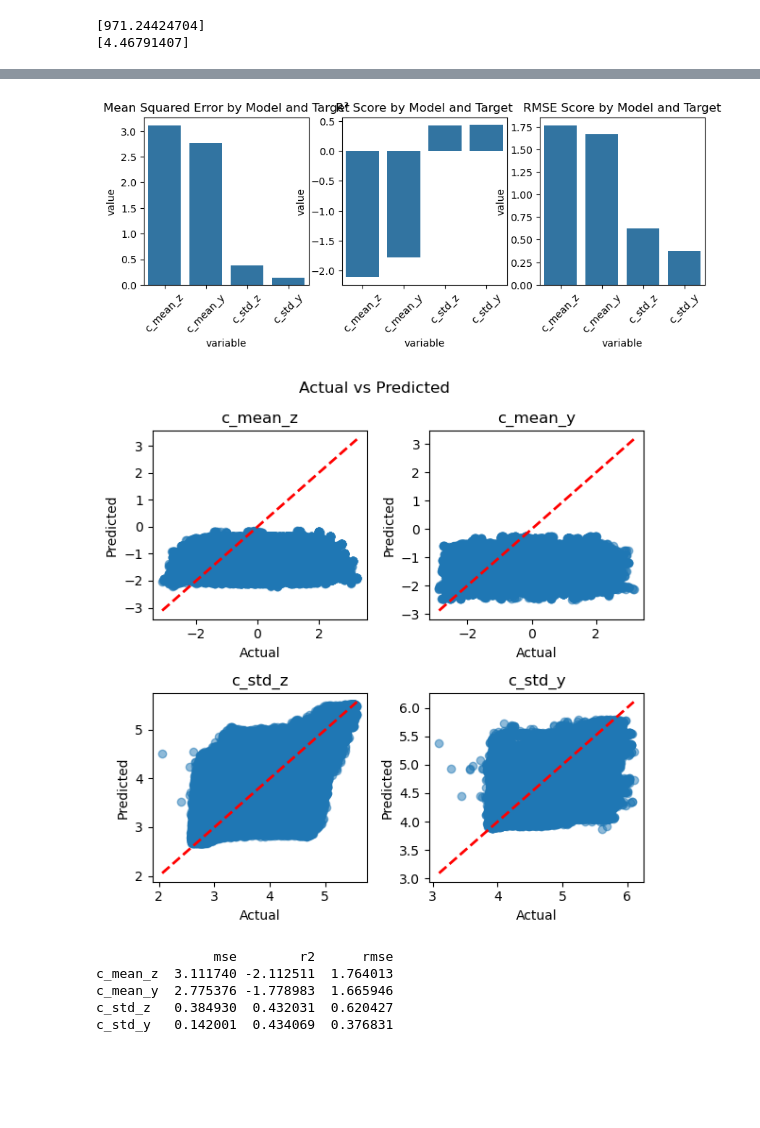
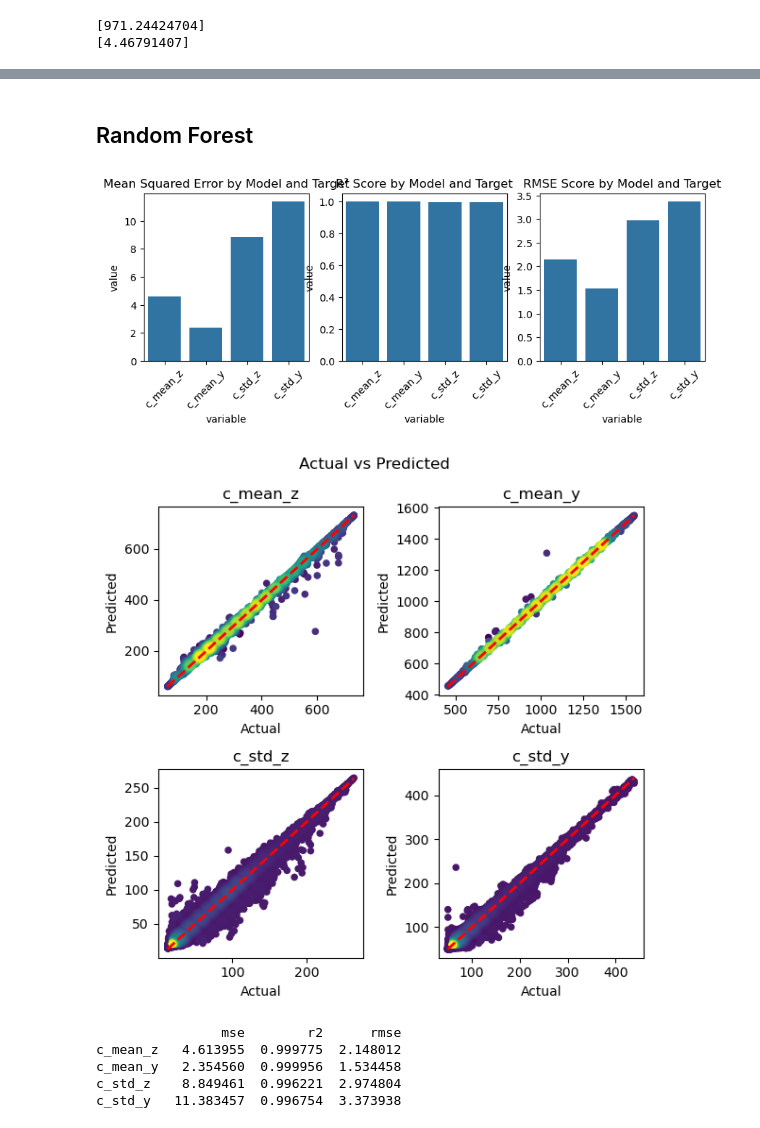
Before and after one commit to Esaak/NIR, a Jupyter notebook: ml/ml_short.ipynb, the cells around one changed output, grey strips where cells are left out. Saved outputs shown, nothing was run; the diff lists cells and outputs as text; code cells hidden in the pictures; blank space fills up the shorter version.

```diff
--- a/ml/ml_short.ipynb
+++ b/ml/ml_short.ipynb
@@ -310,10 +291,10 @@ params = {
     "use_best_model": True,
     "eval_metric": 'RMSE',
     "loss_function": 'RMSE',
-    "thread_count": -1,
+    # "thread_count": -1,
     "od_type": 'iter',
     "od_wait": 20,
-    # "task_type":"GPU",
+    "task_type":"GPU",
     # "devices":'0',
     "random_state": random_seed,
     "logging_level": 'Silent'
@@ -421,32 +348,21 @@ from sklearn.neural_network import MLPRegressor
-# %%
-%%time
-y_pred ={}
-for target in ["c_mean_y", "c_mean_z"]:
-
-    mlp_regressor = TransformedTargetRegressor(MLPRegressor(),
-                                                    transformer = StandardScaler())
-
-    mlp_regressor.fit(X_train.copy(), y_train[target].copy())
-    y_pred_tmp = mlp_regressor.predict(X_test.copy())
-    y_pred[target] = y_pred_tmp
-
-for target in ["c_std_y", "c_std_z"]:
-
-    mlp_regressor = TransformedTargetRegressor(MLPRegressor(),
-                                                    func = np.log,
-                                                    inverse_func=np.exp
-                                                    )
-
-    mlp_regressor.fit(X_train.copy(), y_train[target].copy())
-    y_pred_tmp = mlp_regressor.predict(X_test.copy())
-    y_pred[target] = y_pred_tmp
-# %%
-performance_visualizations(y_pred, y_test)
-# %% [output]
-[figure, removed]
-[figure, removed]
-               mse        r2      rmse
-c_mean_z  3.111740 -2.112511  1.764013
-c_mean_y  2.775376 -1.778983  1.665946
-c_std_z   0.384930  0.432031  0.620427
-c_std_y   0.142001  0.434069  0.376831
+# %% [markdown]
+## Random Forest
+# %%
+model_rf = RandomForestRegressor(n_jobs=64)
+# %%
+y_pred = {}
+for target in y_train.columns:
+    model_rf.fit(X_train, y_train[target])
+    y_tmp = model_rf.predict(X_test)
+    y_pred[target] = y_tmp
+# %%
+t_preproc.inverse_transform(y_pred)
+performance_visualizations(y_pred, y_test)
+# %% [output]
+[figure, added]
+[figure, added]
+                mse        r2      rmse
+c_mean_z   4.613955  0.999775  2.148012
+c_mean_y   2.354560  0.999956  1.534458
+c_std_z    8.849461  0.996221  2.974804
+c_std_y   11.383457  0.996754  3.373938
```
Also changed, not shown: parts of 31 cells of this notebook, 36 other files.
